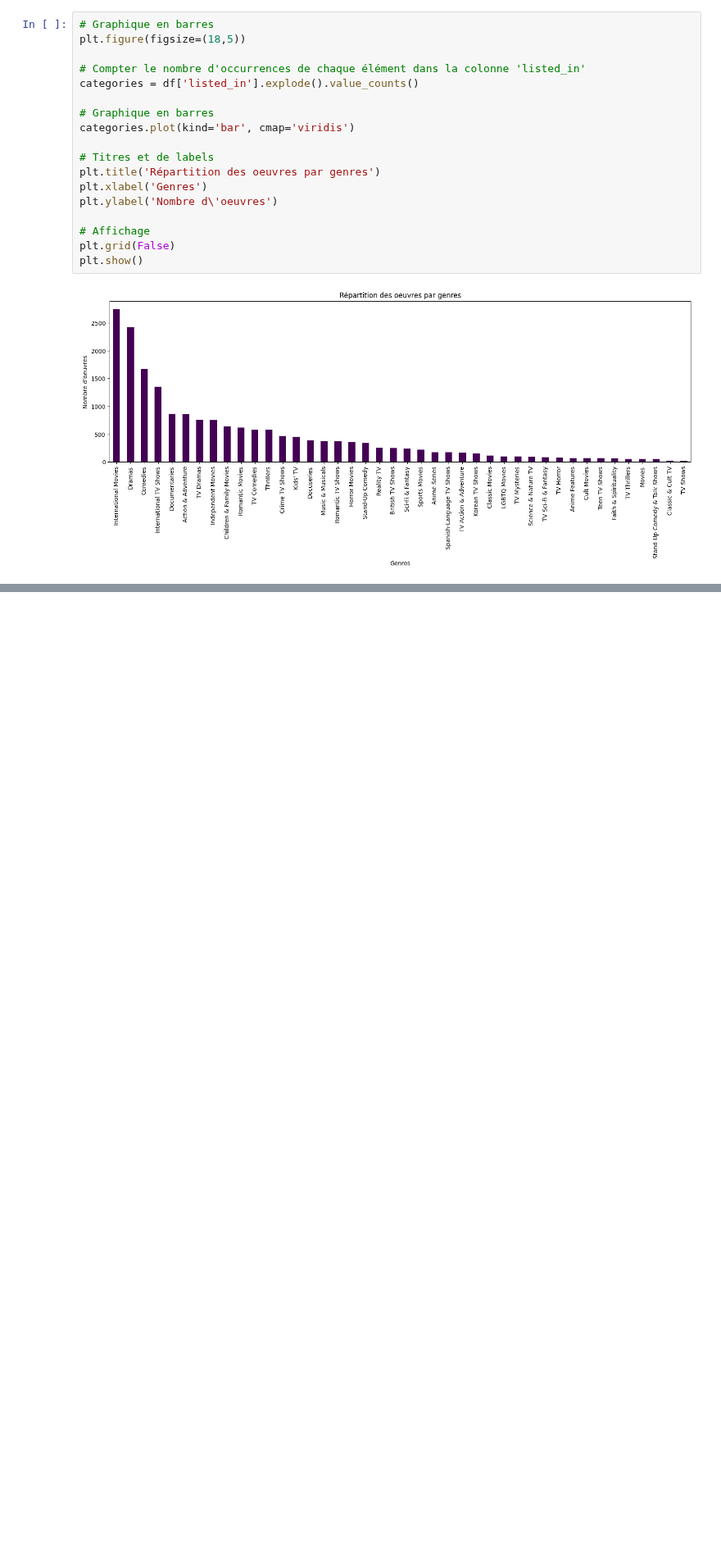
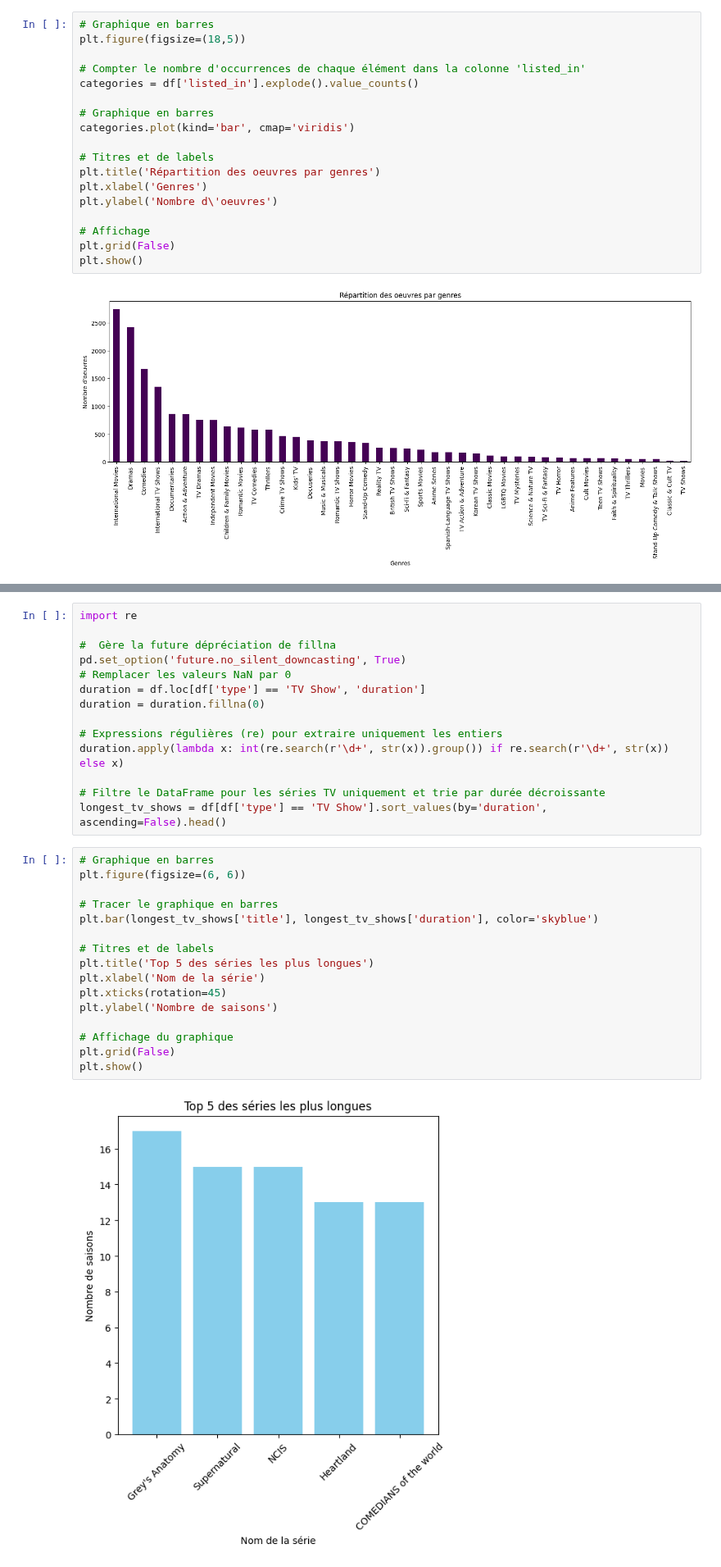
Before and after one commit to ines-lorquet/netflix-insights, a Jupyter notebook: Netflix Data Analysis.ipynb, the cells around one changed output, grey strips where cells are left out. Shown at 82% size. Drawn from its saved outputs; the diff is of its cells as text; blank space fills up the shorter version.

```diff
--- a/Netflix Data Analysis.ipynb
+++ b/Netflix Data Analysis.ipynb
@@ -802,0 +805,32 @@ plt.show()
+# %%
+import re
+
+#  Gère la future dépréciation de fillna
+pd.set_option('future.no_silent_downcasting', True)
+# Remplacer les valeurs NaN par 0
+duration = df.loc[df['type'] == 'TV Show', 'duration']
+duration = duration.fillna(0)
+
+# Expressions régulières (re) pour extraire uniquement les entiers
+duration.apply(lambda x: int(re.search(r'\d+', str(x)).group()) if re.search(r'\d+', str(x)) else x)
+
+# Filtre le DataFrame pour les séries TV uniquement et trie par durée décroissante
+longest_tv_shows = df[df['type'] == 'TV Show'].sort_values(by='duration', ascending=False).head()
+# %%
+# Graphique en barres
+plt.figure(figsize=(6, 6))
+
+# Tracer le graphique en barres
+plt.bar(longest_tv_shows['title'], longest_tv_shows['duration'], color='skyblue')
+
+# Titres et de labels
+plt.title('Top 5 des séries les plus longues')
+plt.xlabel('Nom de la série')
+plt.xticks(rotation=45)
+plt.ylabel('Nombre de saisons')
+
+# Affichage du graphique
+plt.grid(False)
+plt.show()
+# %% [output]
+[figure, added]
```
Also changed, not shown: parts of 15 cells of this notebook.
